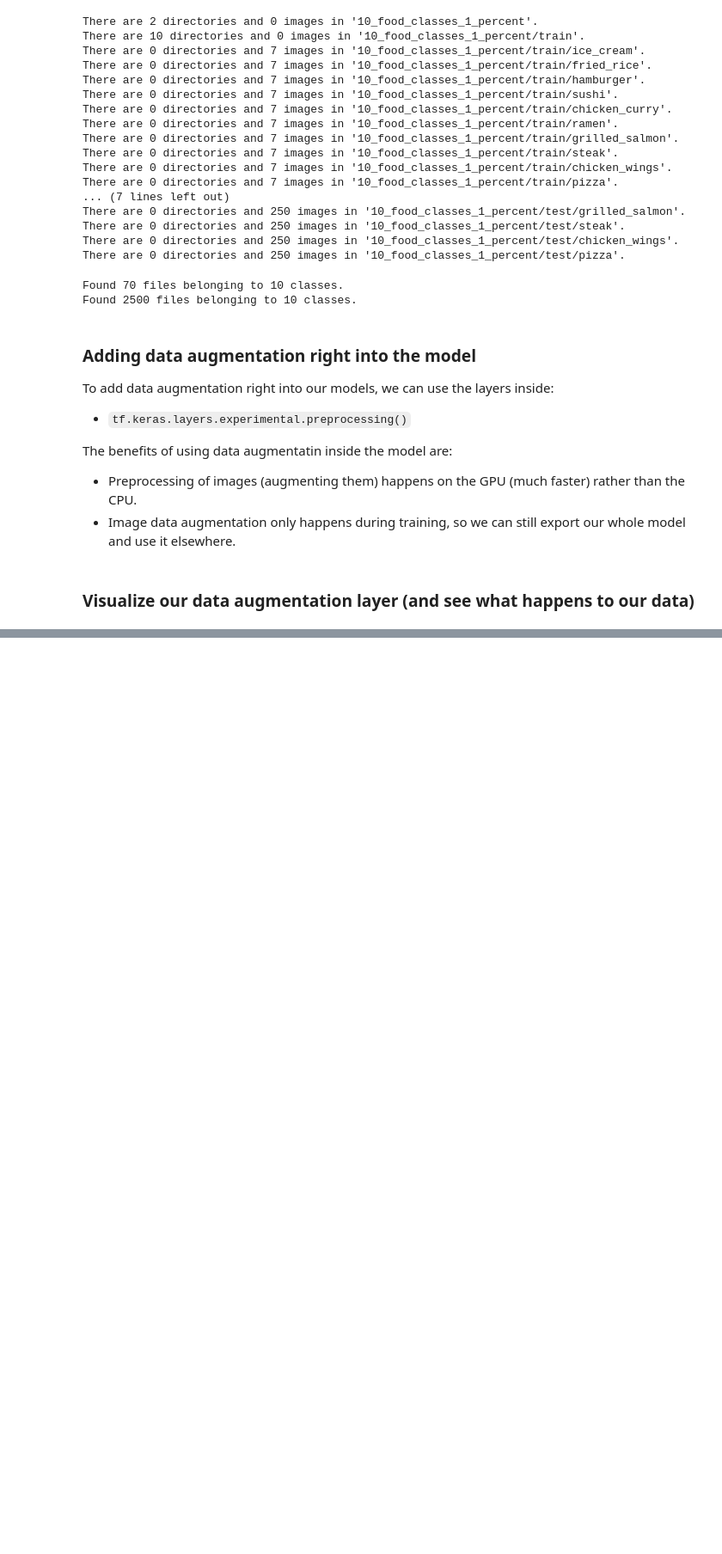
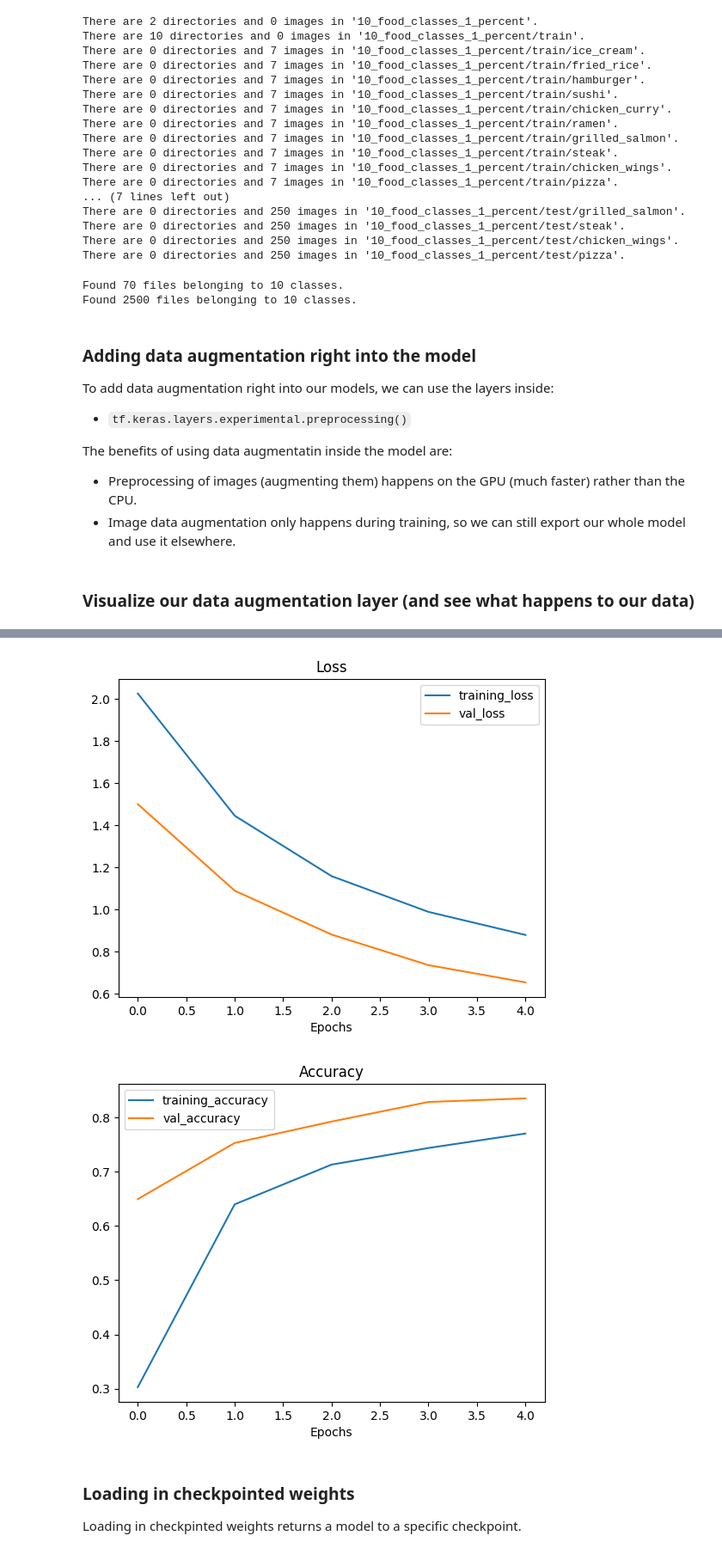
Before and after one commit to MahdadGhasemian/ai-lab, a Jupyter notebook: tensorflow-deep-learning/05_transfer_learning_in_tensorflow_part_2_fine_tuning.ipynb, the cells around one changed output, grey strips where cells are left out. Shown at 86% size. Cells and saved outputs as stored; diff of their text form; code cells hidden in the pictures; blank space fills up the shorter version.

```diff
--- a/tensorflow-deep-learning/05_transfer_learning_in_tensorflow_part_2_fine_tuning.ipynb
+++ b/tensorflow-deep-learning/05_transfer_learning_in_tensorflow_part_2_fine_tuning.ipynb
@@ -536,0 +627,7 @@ plt.axis(False)
+# %%
+# Get 10% of data...
+# !wget https://storage.googleapis.com/ztm_tf_course/food_vision/10_food_classes_10_percent.zip
+# unzip_data("10_food_classes_10_percent.zip")
+
+train_dir_10_percent = "10_food_classes_10_percent/train/"
+test_dir_10_percent = "10_food_classes_10_percent/test/"
@@ -536,0 +713,10 @@ plt.axis(False)
+# %%
+# Set Checkpoint path
+checkpoint_path = "ten_percent_model_weights/checkpoint.weights.h5"
+
+# Create a ModelCheckpoint callback that saves the model's weights only
+checkpoint_callback = tf.keras.callbacks.ModelCheckpoint(filepath=checkpoint_path,
+                                                         save_weights_only=True,
+                                                         save_best_only=False,
+                                                         save_freq="epoch", # save every epoch
+                                                         verbose=1)
@@ -536,0 +725,11 @@ plt.axis(False)
+# %%
+# Fit the model saving checkpoints every epoch
+initial_epochs = 5
+
+history_10_percent_data_aug = model_2.fit(train_data_10_percent,
+                                          epochs=initial_epochs,
+                                          validation_data=test_data_10_percent,
+                                          validation_steps=int(0.25 * len(test_data_10_percent)),
+                                          callbacks=[create_tensorboard_callback(dir_name="transfer_learning",
+                                                                                  experiment_name="10_percent_data_aug"),
+                                                     checkpoint_callback])
@@ -536,0 +754,10 @@ plt.axis(False)
+# %%
+# Plot model loss curves
+plot_loss_curves(history_10_percent_data_aug)
+# %% [output]
+[figure, added]
+[figure, added]
+# %% [markdown]
+### Loading in checkpointed weights
+
+Loading in checkpinted weights returns a model to a specific checkpoint.
```
Also changed, not shown: parts of 24 cells of this notebook.
